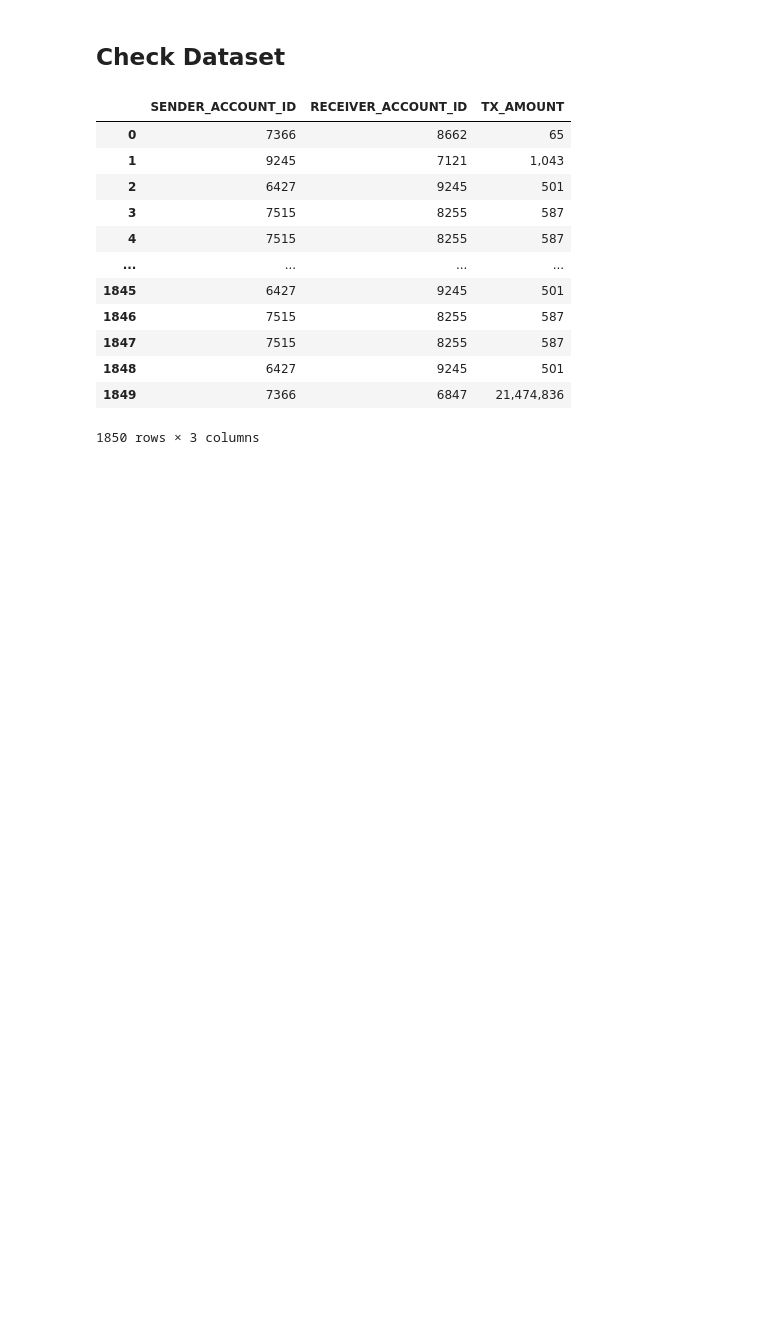
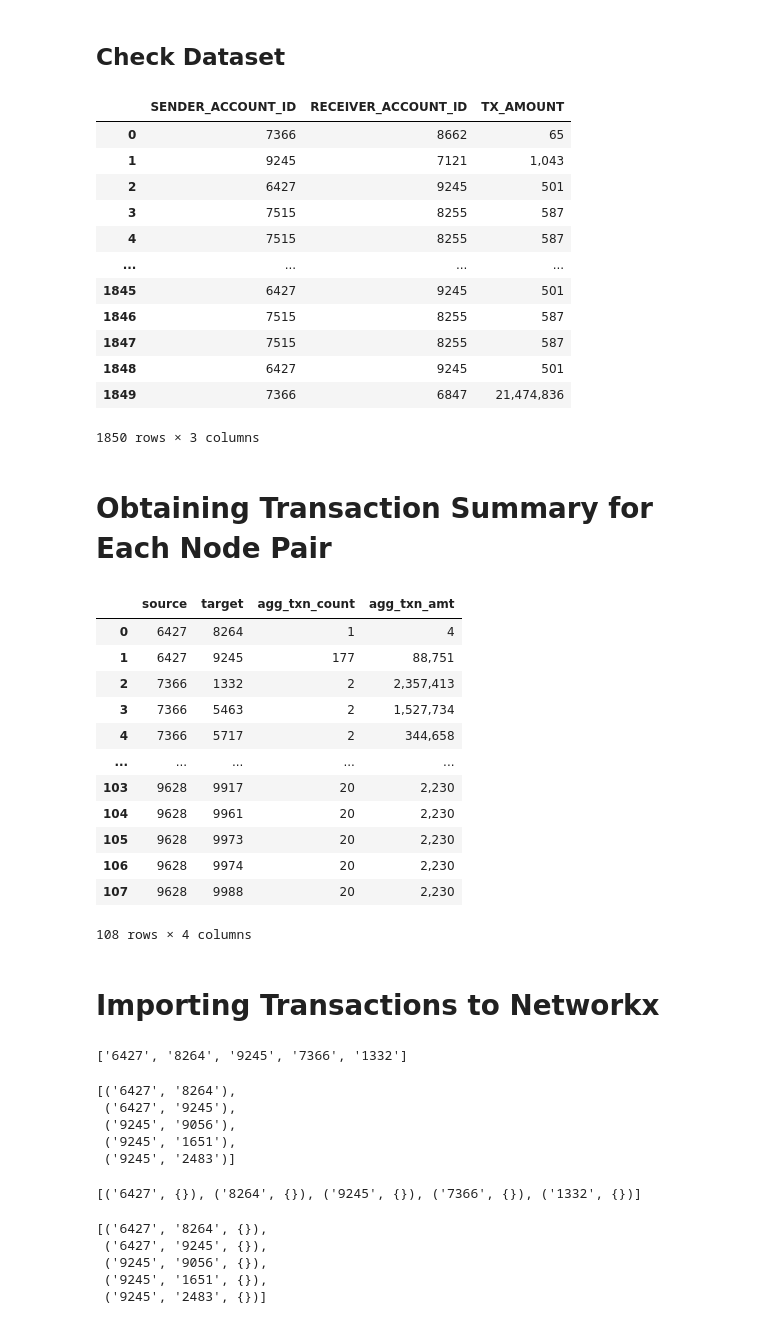
Before and after one commit to nikhilmaguwala-fau/aml_graph_network_analysis, a Jupyter notebook: aml_graph_network_analysis.ipynb, the cells around one changed output. Saved outputs shown, nothing was run; the diff lists cells and outputs as text; code cells hidden in the pictures; blank space fills up the shorter version.

```diff
--- a/aml_graph_network_analysis.ipynb
+++ b/aml_graph_network_analysis.ipynb
@@ -38,3 +38,25 @@ txn_small
 | 1848 | 6427 | 9245 | 501 |
 | 1849 | 7366 | 6847 | 21,474,836 |
 1850 rows × 3 columns
+# %% [markdown]
+<h1>Obtaining Transaction Summary for Each Node Pair</h1>
+# %%
+edge_small = txn_small.groupby(['SENDER_ACCOUNT_ID', 'RECEIVER_ACCOUNT_ID'],as_index=False).agg({'TX_AMOUNT':['count','sum']})
+edge_small.columns = ['source','target','agg_txn_count','agg_txn_amt']
+edge_small
+# %% [output]
+|  | source | target | agg_txn_count | agg_txn_amt |
+| 0 | 6427 | 8264 | 1 | 4 |
+| 1 | 6427 | 9245 | 177 | 88,751 |
+| 2 | 7366 | 1332 | 2 | 2,357,413 |
+| 3 | 7366 | 5463 | 2 | 1,527,734 |
+| 4 | 7366 | 5717 | 2 | 344,658 |
+| ... | ... | ... | ... | ... |
+| 103 | 9628 | 9917 | 20 | 2,230 |
+| 104 | 9628 | 9961 | 20 | 2,230 |
+| 105 | 9628 | 9973 | 20 | 2,230 |
+| 106 | 9628 | 9974 | 20 | 2,230 |
+| 107 | 9628 | 9988 | 20 | 2,230 |
+108 rows × 4 columns
+# %% [markdown]
+<h1>Importing Transactions to Networkx</h1>
@@ -40,0 +65,28 @@ txn_small
+# %%
+# Show the first 5 node of G
+list(G.nodes)[0:5]
+# %% [output]
+['6427', '8264', '9245', '7366', '1332']
+# %%
+# Show the first 5 edge of G
+list(G.edges)[0:5]
+# %% [output]
+[('6427', '8264'),
+ ('6427', '9245'),
+ ('9245', '9056'),
+ ('9245', '1651'),
+ ('9245', '2483')]
+# %%
+# Show the first 5 node of G with all attributes
+list(G.nodes(data=True))[0:5]
+# %% [output]
+[('6427', {}), ('8264', {}), ('9245', {}), ('7366', {}), ('1332', {})]
+# %%
+# Show the first 5 edge of G with all attributes
+list(G.edges(data=True))[0:5]
+# %% [output]
+[('6427', '8264', {}),
+ ('6427', '9245', {}),
+ ('9245', '9056', {}),
+ ('9245', '1651', {}),
+ ('9245', '2483', {})]
```
Also changed, not shown: parts of 3 cells of this notebook, 1 other file.
